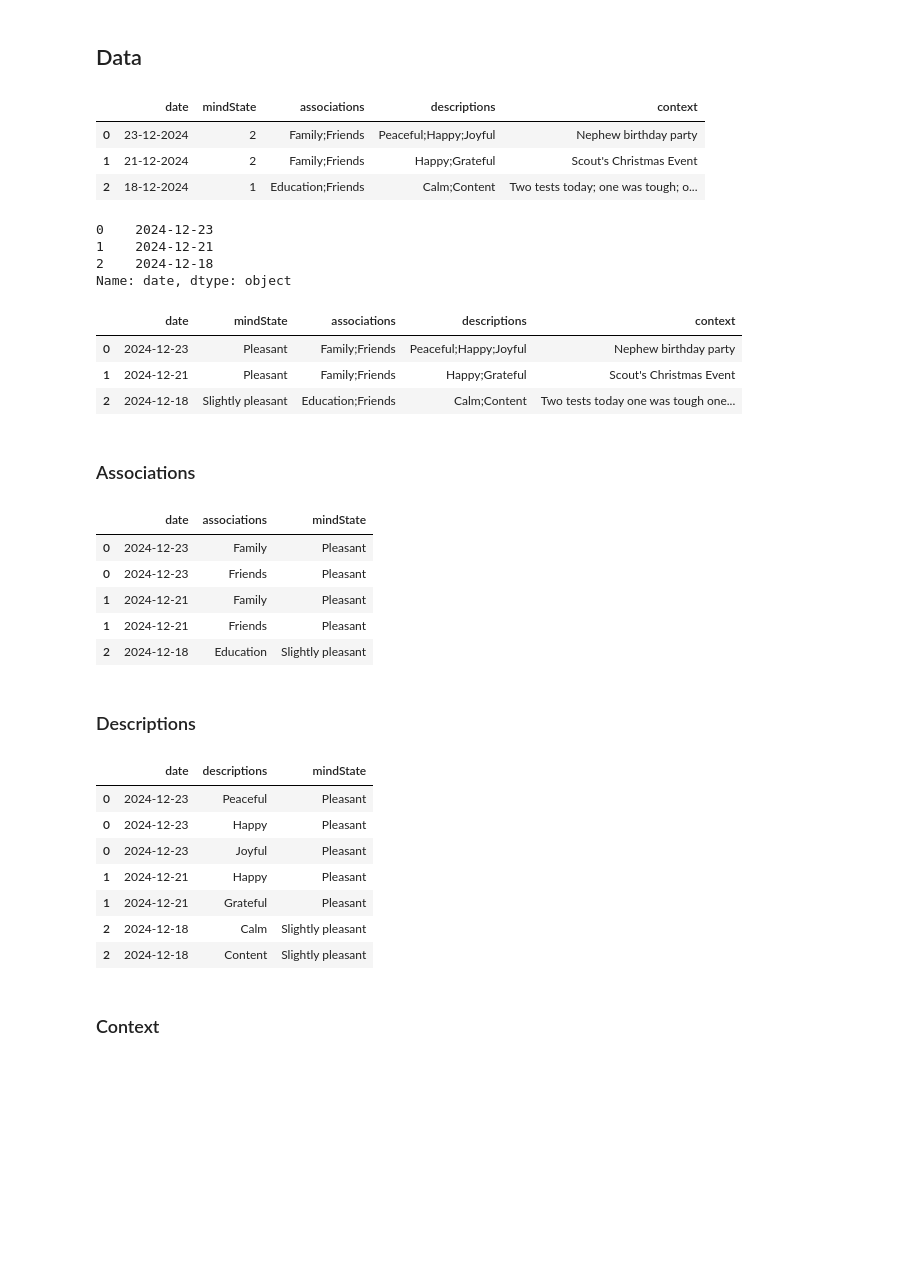
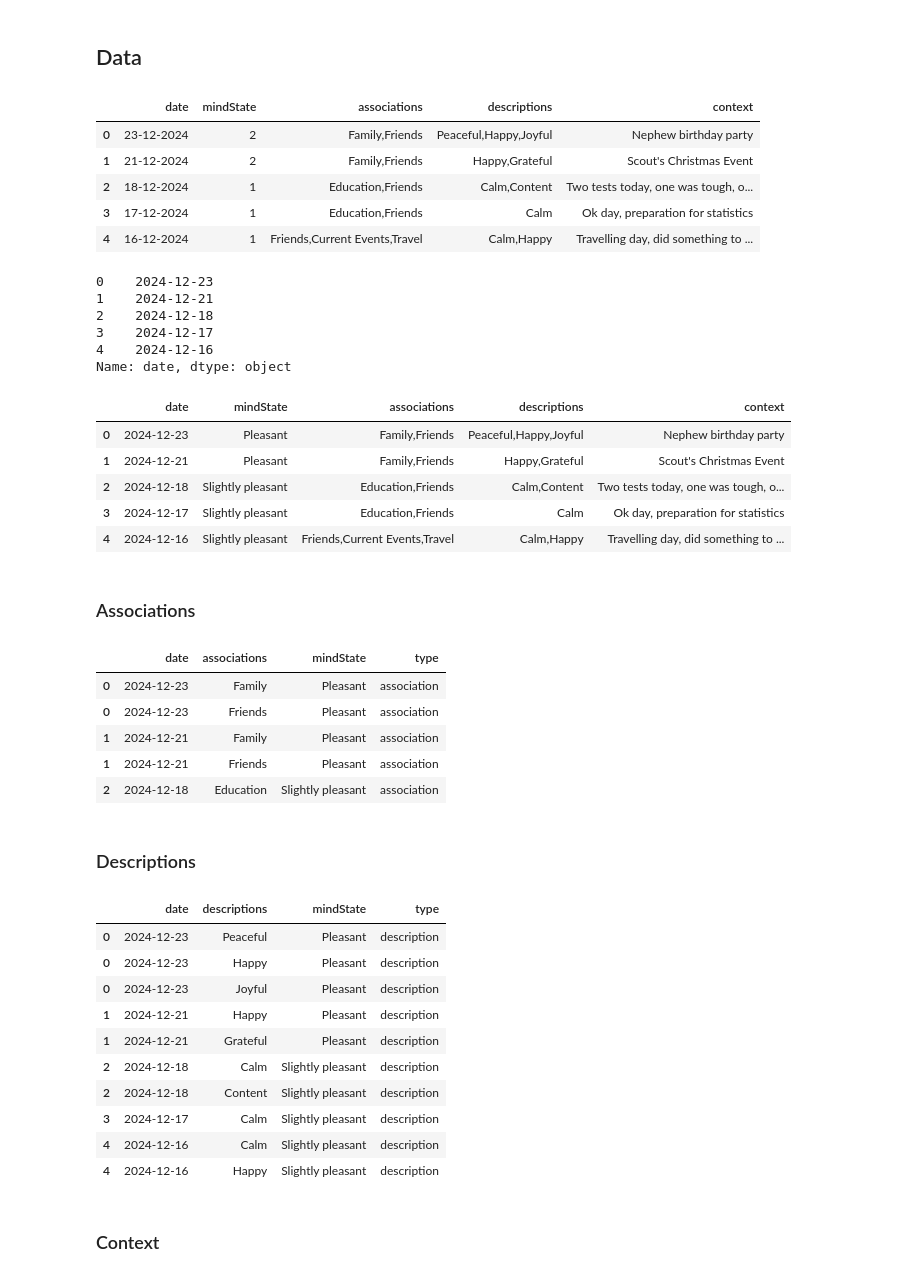
Before and after one commit to MrJoeKr/FeelViz, a Jupyter notebook: data_prep.ipynb, the cells around one changed output. Cells and saved outputs as stored; diff of their text form; code cells hidden in the pictures; blank space fills up the shorter version.

Commit message:
feat: add node type

```diff
--- a/data_prep.ipynb
+++ b/data_prep.ipynb
@@ -9,15 +9,17 @@ import pandas as pd
 # %% [markdown]
 ## Data
 # %%
-data_days = pd.read_csv("data/days.csv")
-time_slept = pd.read_csv("data/timeSlept.csv")
+data_days = pd.read_csv("data/days.csv", sep=";")
+time_slept = pd.read_csv("data/timeSlept.csv", sep=";")
 # %%
 data_days.head()
 # %% [output]
 |  | date | mindState | associations | descriptions | context |
-| 0 | 23-12-2024 | 2 | Family;Friends | Peaceful;Happy;Joyful | Nephew birthday party |
-| 1 | 21-12-2024 | 2 | Family;Friends | Happy;Grateful | Scout's Christmas Event |
-| 2 | 18-12-2024 | 1 | Education;Friends | Calm;Content | Two tests today; one was tough; o... |
+| 0 | 23-12-2024 | 2 | Family,Friends | Peaceful,Happy,Joyful | Nephew birthday party |
+| 1 | 21-12-2024 | 2 | Family,Friends | Happy,Grateful | Scout's Christmas Event |
+| 2 | 18-12-2024 | 1 | Education,Friends | Calm,Content | Two tests today, one was tough, o... |
+| 3 | 17-12-2024 | 1 | Education,Friends | Calm | Ok day, preparation for statistics |
+| 4 | 16-12-2024 | 1 | Friends,Current Events,Travel | Calm,Happy | Travelling day, did something to ... |
 # %%
 # Update date format to YYYY-MM-DD (format now is DD-MM-YYYY)
 data_days["date"] = pd.to_datetime(
@@ -33,6 +35,8 @@ data_days["date"].head()
 0    2024-12-23
 1    2024-12-21
 2    2024-12-18
+3    2024-12-17
+4    2024-12-16
 Name: date, dtype: object
 # %%
 # Remove semicolons from context
@@ -55,9 +59,11 @@ data_days["mindState"] = data_days["mindState"].map(MIND_STATE_MAP)
 data_days.head()
 # %% [output]
 |  | date | mindState | associations | descriptions | context |
-| 0 | 2024-12-23 | Pleasant | Family;Friends | Peaceful;Happy;Joyful | Nephew birthday party |
-| 1 | 2024-12-21 | Pleasant | Family;Friends | Happy;Grateful | Scout's Christmas Event |
-| 2 | 2024-12-18 | Slightly pleasant | Education;Friends | Calm;Content | Two tests today one was tough one... |
+| 0 | 2024-12-23 | Pleasant | Family,Friends | Peaceful,Happy,Joyful | Nephew birthday party |
+| 1 | 2024-12-21 | Pleasant | Family,Friends | Happy,Grateful | Scout's Christmas Event |
+| 2 | 2024-12-18 | Slightly pleasant | Education,Friends | Calm,Content | Two tests today, one was tough, o... |
+| 3 | 2024-12-17 | Slightly pleasant | Education,Friends | Calm | Ok day, preparation for statistics |
+| 4 | 2024-12-16 | Slightly pleasant | Friends,Current Events,Travel | Calm,Happy | Travelling day, did something to ... |
 # %% [markdown]
 ### Associations
 # %%
@@ -66,39 +72,48 @@ data_days.head()
 date_associations = data_days[["date", "associations", "mindState"]].copy()
 date_associations["associations"] = date_associations[
     "associations"
-].str.split(";")
+].str.split(",")
 
 date_associations = date_associations.explode("associations")
 
+# Add type column
+date_associations["type"] = "association"
+
 date_associations.head()
 # %% [output]
-|  | date | associations | mindState |
-| 0 | 2024-12-23 | Family | Pleasant |
-| 0 | 2024-12-23 | Friends | Pleasant |
-| 1 | 2024-12-21 | Family | Pleasant |
-| 1 | 2024-12-21 | Friends | Pleasant |
-| 2 | 2024-12-18 | Education | Slightly pleasant |
+|  | date | associations | mindState | type |
+| 0 | 2024-12-23 | Family | Pleasant | association |
+| 0 | 2024-12-23 | Friends | Pleasant | association |
+| 1 | 2024-12-21 | Family | Pleasant | association |
+| 1 | 2024-12-21 | Friends | Pleasant | association |
+| 2 | 2024-12-18 | Education | Slightly pleasant | association |
 # %% [markdown]
 ### Descriptions
 # %%
 # Do the same with `descriptions` column
 date_descriptions = data_days[["date", "descriptions", "mindState"]].copy()
 date_descriptions["descriptions"] = date_descriptions[
     "descriptions"
-].str.split(";")
+].str.split(",")
 
 date_descriptions = date_descriptions.explode("descriptions")
 
+# Add type column
+date_descriptions["type"] = "description"
+
 date_descriptions.head(10)
 # %% [output]
-|  | date | descriptions | mindState |
-| 0 | 2024-12-23 | Peaceful | Pleasant |
-| 0 | 2024-12-23 | Happy | Pleasant |
-| 0 | 2024-12-23 | Joyful | Pleasant |
-| 1 | 2024-12-21 | Happy | Pleasant |
-| 1 | 2024-12-21 | Grateful | Pleasant |
-| 2 | 2024-12-18 | Calm | Slightly pleasant |
-| 2 | 2024-12-18 | Content | Slightly pleasant |
+|  | date | descriptions | mindState | type |
+| 0 | 2024-12-23 | Peaceful | Pleasant | description |
+| 0 | 2024-12-23 | Happy | Pleasant | description |
+| 0 | 2024-12-23 | Joyful | Pleasant | description |
+| 1 | 2024-12-21 | Happy | Pleasant | description |
+| 1 | 2024-12-21 | Grateful | Pleasant | description |
+| 2 | 2024-12-18 | Calm | Slightly pleasant | description |
+| 2 | 2024-12-18 | Content | Slightly pleasant | description |
+| 3 | 2024-12-17 | Calm | Slightly pleasant | description |
+| 4 | 2024-12-16 | Calm | Slightly pleasant | description |
+| 4 | 2024-12-16 | Happy | Slightly pleasant | description |
 # %% [markdown]
 ### Context
 # %%
```
Also changed, not shown: parts of 8 cells of this notebook.
